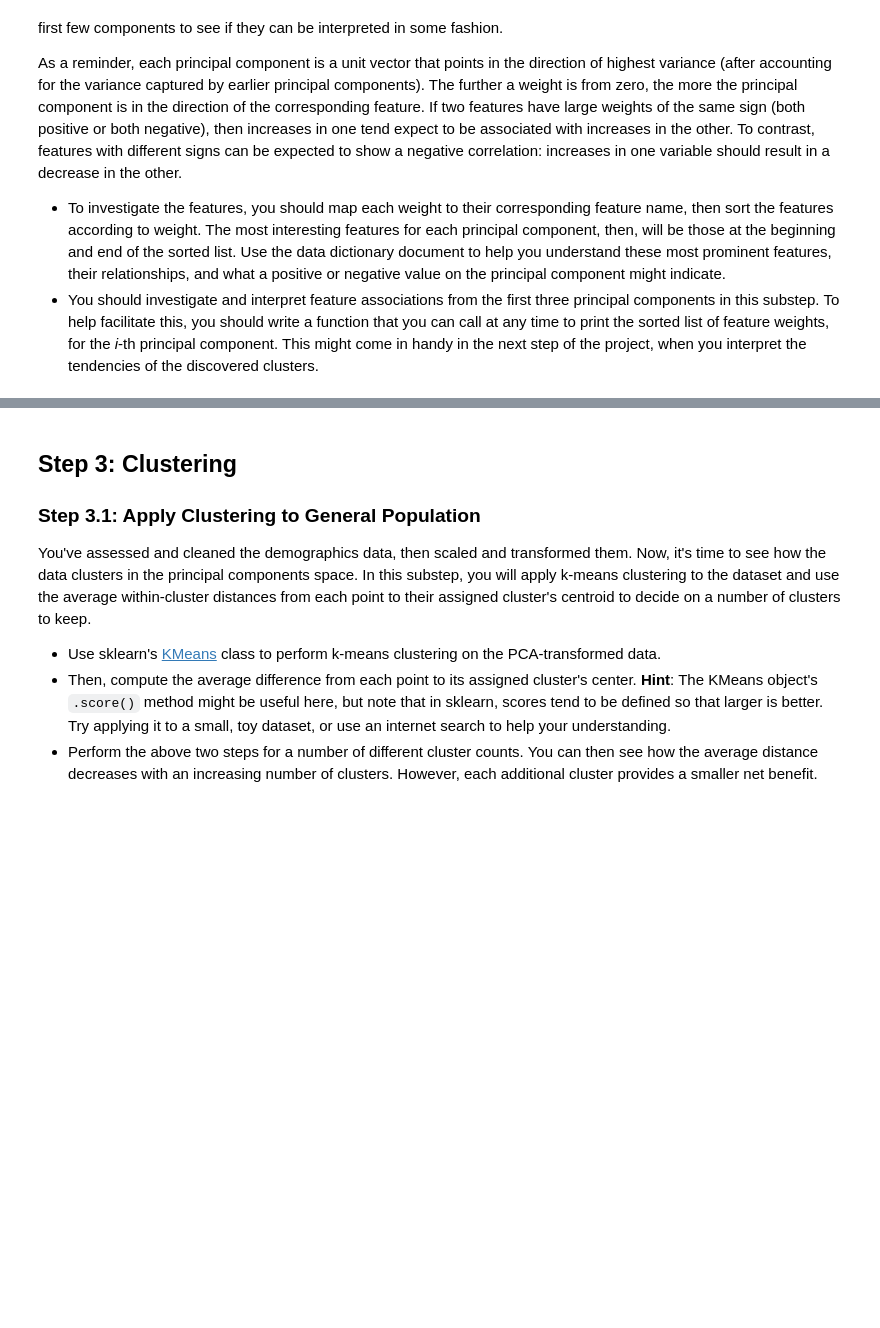
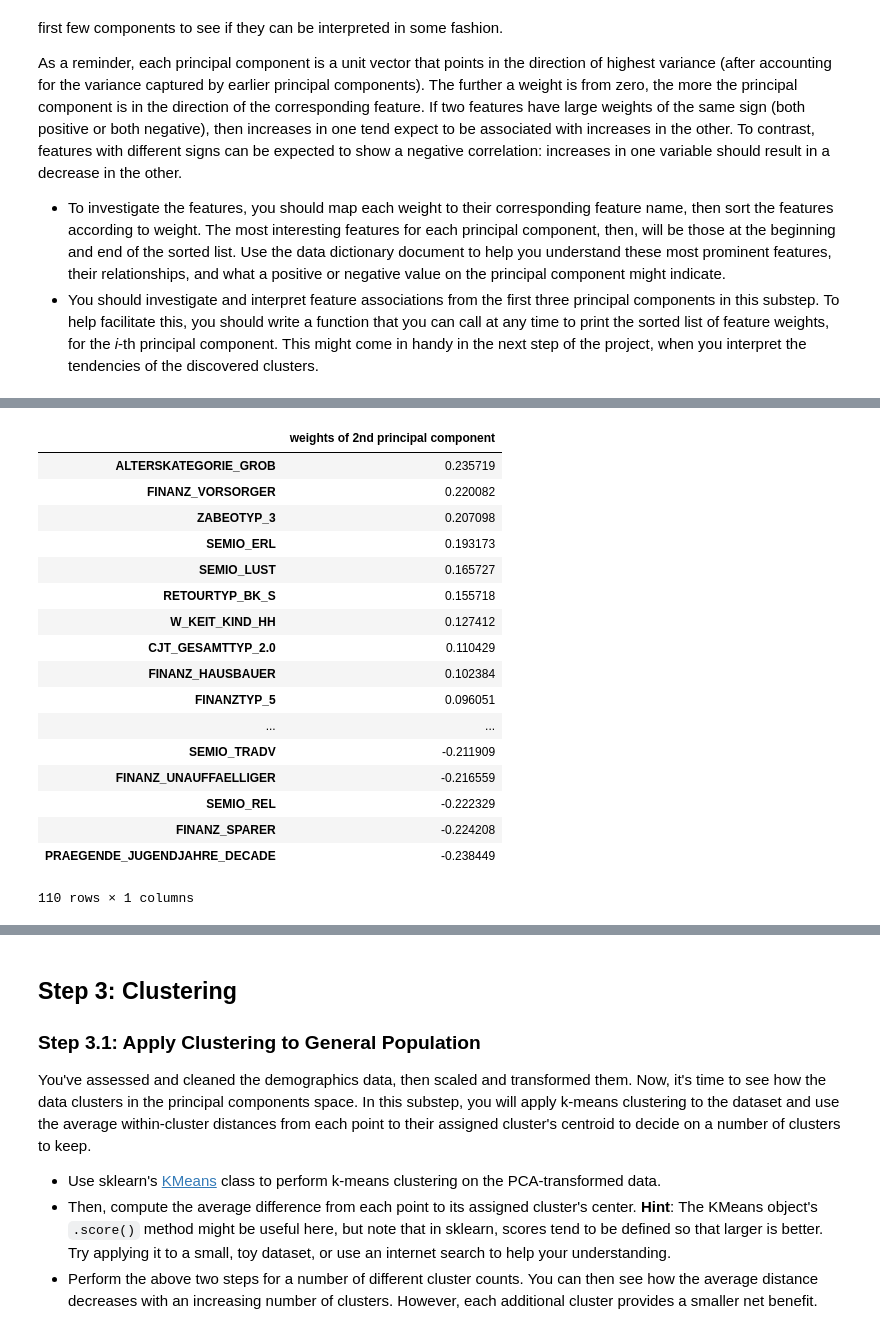
Before and after one commit to dylan-shao/ML-DS-Udacity_Data_Scientist_Nanodegree, a Jupyter notebook: 0. Projects/Unspuervised Learning: Identify_Customer_Segments/Identify_Customer_Segments.ipynb, the cells around one changed output, grey strips where cells are left out. Saved outputs shown, nothing was run; the diff lists cells and outputs as text; code cells hidden in the pictures; blank space fills up the shorter version.

```diff
--- a/0. Projects/Unspuervised Learning: Identify_Customer_Segments/Identify_Customer_Segments.ipynb
+++ b/0. Projects/Unspuervised Learning: Identify_Customer_Segments/Identify_Customer_Segments.ipynb
@@ -999,6 +1061,25 @@ As a reminder, each principal component is a unit vector that points in the dire
 # %%
-# Map weights for the first principal component to corresponding feature names
+# Map weights for the second principal component to corresponding feature names
 # and then print the linked values, sorted by weight.
-# HINT: Try defining a function here or in a new cell that you can reuse in the
-# other cells.
+
+get_sorted_name_weights_dic(pca, 1)
+# %% [output]
+|  | weights of 2nd principal component |
+| ALTERSKATEGORIE_GROB | 0.235719 |
+| FINANZ_VORSORGER | 0.220082 |
+| ZABEOTYP_3 | 0.207098 |
+| SEMIO_ERL | 0.193173 |
+| SEMIO_LUST | 0.165727 |
+| RETOURTYP_BK_S | 0.155718 |
+| W_KEIT_KIND_HH | 0.127412 |
+| CJT_GESAMTTYP_2.0 | 0.110429 |
+| FINANZ_HAUSBAUER | 0.102384 |
+| FINANZTYP_5 | 0.096051 |
+| ... | ... |
+| SEMIO_TRADV | -0.211909 |
+| FINANZ_UNAUFFAELLIGER | -0.216559 |
+| SEMIO_REL | -0.222329 |
+| FINANZ_SPARER | -0.224208 |
+| PRAEGENDE_JUGENDJAHRE_DECADE | -0.238449 |
+110 rows × 1 columns
 # %%
```
Also changed, not shown: parts of 6 cells of this notebook, 3 other files.
